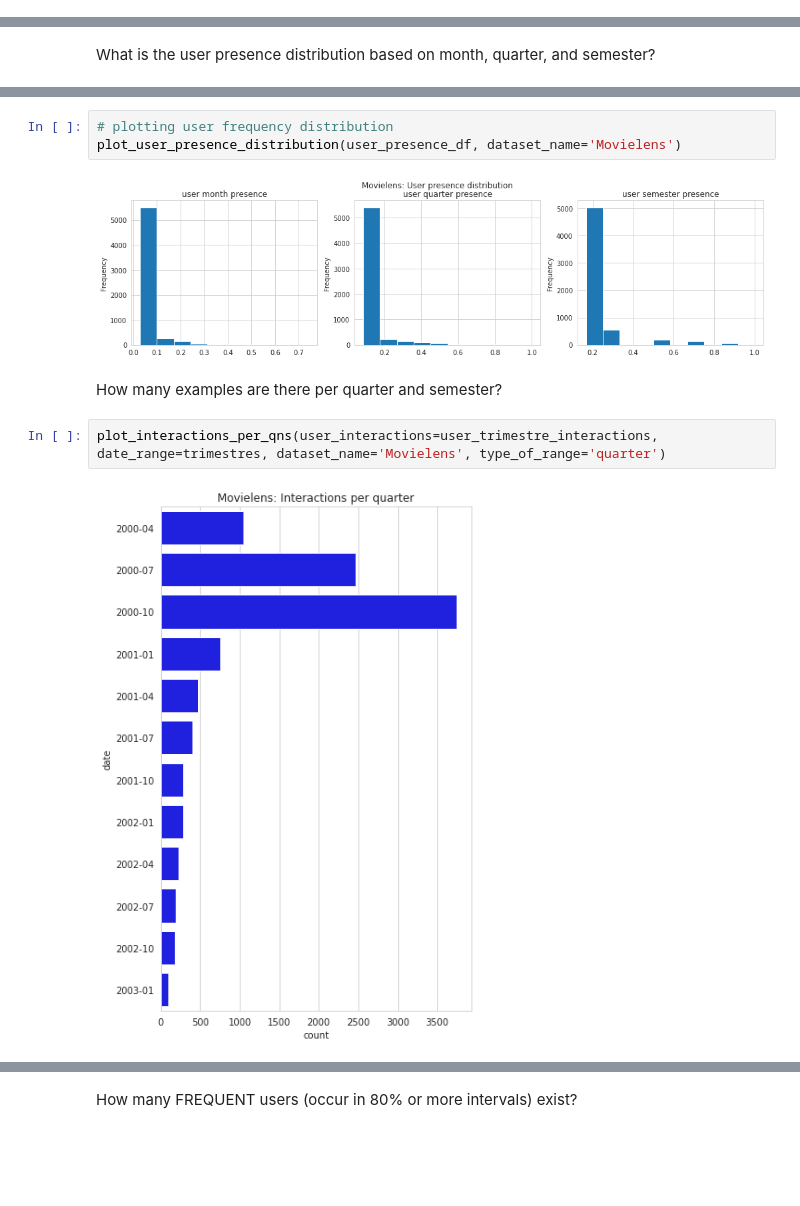
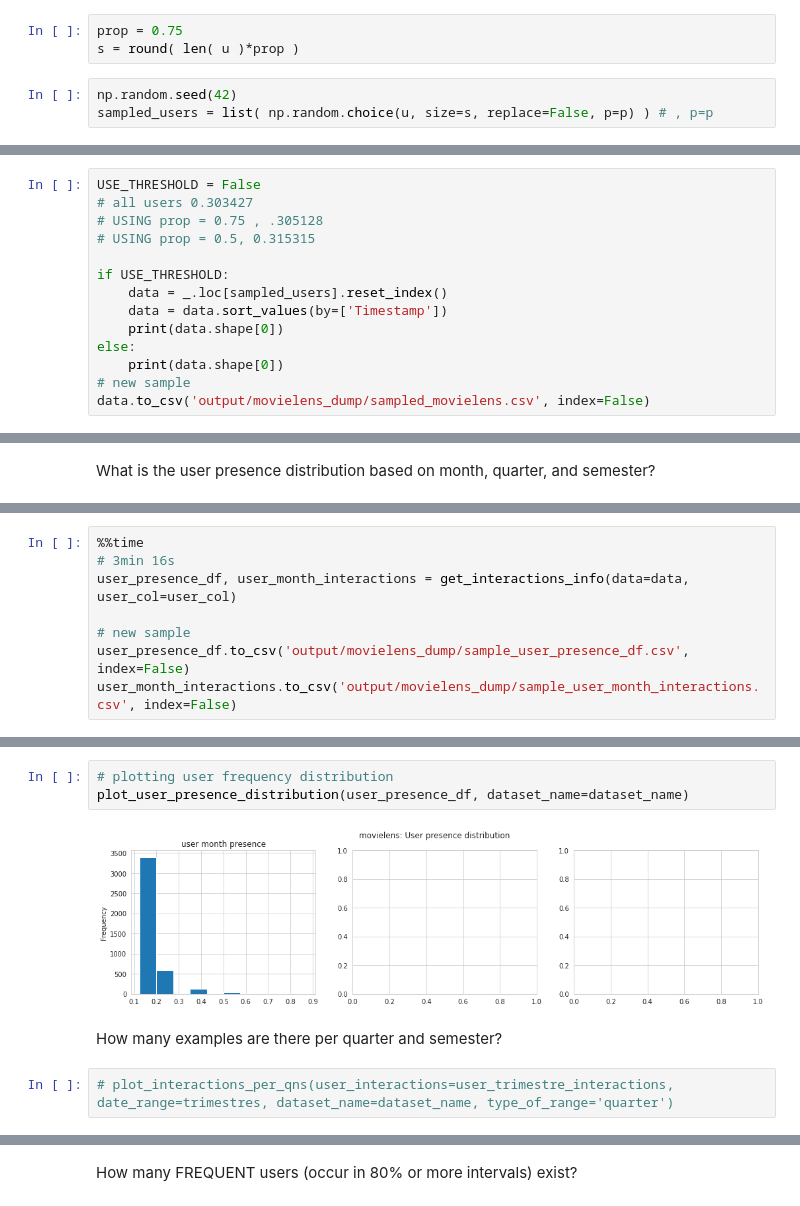
Before and after one commit to Key0412/streamRec-forgetting, a Jupyter notebook: notebooks/Avaliação de Dataset - Movielens.ipynb, the cells around one changed output, grey strips where cells are left out. Drawn from its saved outputs; the diff is of its cells as text; blank space fills up the shorter version.

```diff
--- a/notebooks/Avaliação de Dataset - Movielens.ipynb
+++ b/notebooks/Avaliação de Dataset - Movielens.ipynb
@@ -108,0 +126,6 @@ Wall time: 12.2 ms
+# %%
+prop = 0.75
+s = round( len( u )*prop )
+# %%
+np.random.seed(42)
+sampled_users = list( np.random.choice(u, size=s, replace=False, p=p) ) # , p=p
@@ -108,0 +171,14 @@ Wall time: 12.2 ms
+# %%
+USE_THRESHOLD = False
+# all users 0.303427
+# USING prop = 0.75 , .305128
+# USING prop = 0.5, 0.315315
+
+if USE_THRESHOLD:
+    data = _.loc[sampled_users].reset_index()
+    data = data.sort_values(by=['Timestamp'])
+    print(data.shape[0])
+else:
+    print(data.shape[0])
+# new sample
+data.to_csv('output/movielens_dump/sampled_movielens.csv', index=False)
@@ -112,0 +202,8 @@ user_presence_df, user_month_interactions, trimestres, user_trimestre_interactio
+# %%
+%%time
+# 3min 16s
+user_presence_df, user_month_interactions = get_interactions_info(data=data, user_col=user_col)
+
+# new sample
+user_presence_df.to_csv('output/movielens_dump/sample_user_presence_df.csv', index=False)
+user_month_interactions.to_csv('output/movielens_dump/sample_user_month_interactions.csv', index=False)
@@ -122,12 +223,10 @@ user_presence_df.head()
 # %%
 # plotting user frequency distribution
-plot_user_presence_distribution(user_presence_df, dataset_name='Movielens')
+plot_user_presence_distribution(user_presence_df, dataset_name=dataset_name)
 # %% [output]
-[figure, old version]
+[figure, new version]
 # %% [markdown]
 How many examples are there per quarter and semester?
 # %%
-plot_interactions_per_qns(user_interactions=user_trimestre_interactions, date_range=trimestres, dataset_name='Movielens', type_of_range='quarter')
+# plot_interactions_per_qns(user_interactions=user_trimestre_interactions, date_range=trimestres, dataset_name=dataset_name, type_of_range='quarter')
-# %% [output]
-[figure, removed]
 # %%
```
Also changed, not shown: parts of 41 cells of this notebook, 31 other files.
